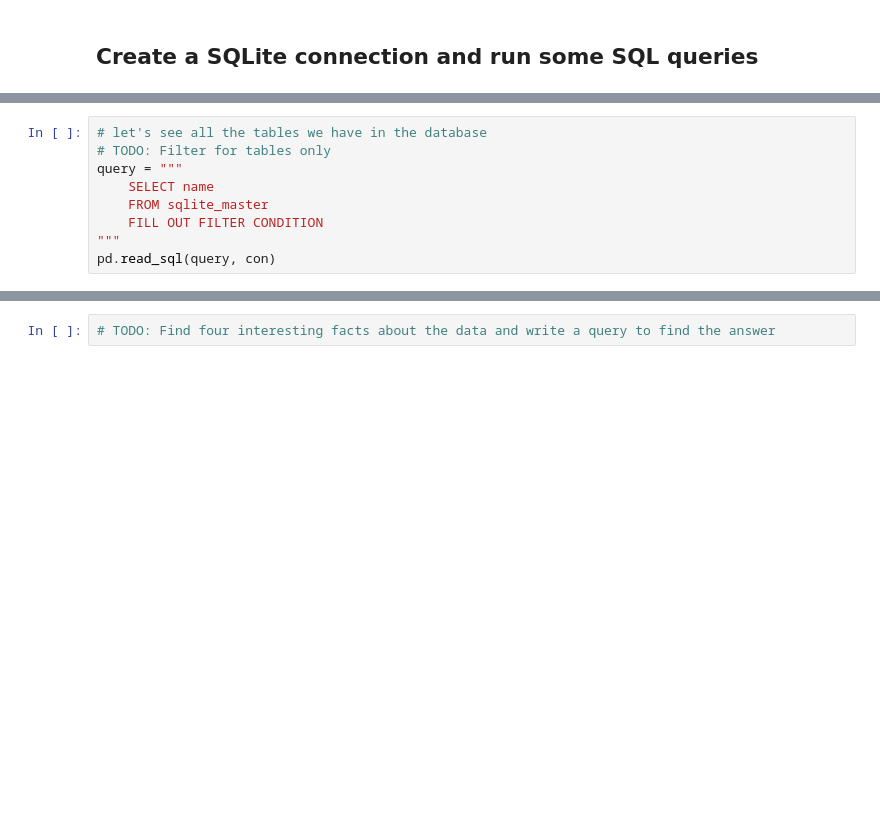
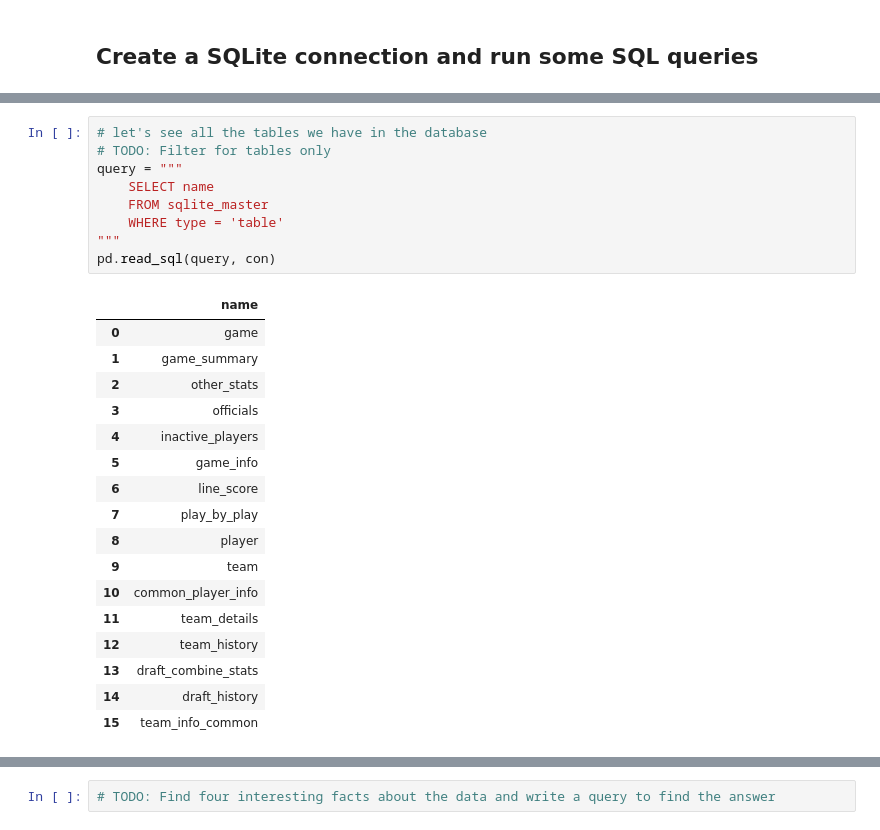
Before and after one commit to zeqing-li/ps_2_ex3_database, a Jupyter notebook: warm_up.ipynb, the cells around one changed output, grey strips where cells are left out. Cells and saved outputs as stored; diff of their text form; blank space fills up the shorter version.

```diff
--- a/warm_up.ipynb
+++ b/warm_up.ipynb
@@ -28,12 +55,30 @@ pd.read_sql(query, con).sort_values('name')
 # %%
 # let's see all the tables we have in the database
 # TODO: Filter for tables only
 query = """
     SELECT name
     FROM sqlite_master
-    FILL OUT FILTER CONDITION
+    WHERE type = 'table'
 """
 pd.read_sql(query, con)
+# %% [output]
+|  | name |
+| 0 | game |
+| 1 | game_summary |
+| 2 | other_stats |
+| 3 | officials |
+| 4 | inactive_players |
+| 5 | game_info |
+| 6 | line_score |
+| 7 | play_by_play |
+| 8 | player |
+| 9 | team |
+| 10 | common_player_info |
+| 11 | team_details |
+| 12 | team_history |
+| 13 | draft_combine_stats |
+| 14 | draft_history |
+| 15 | team_info_common |
 # %%
 # let's have a look at the columns in the game table
 query = """
```
Also changed, not shown: parts of 5 cells of this notebook.
